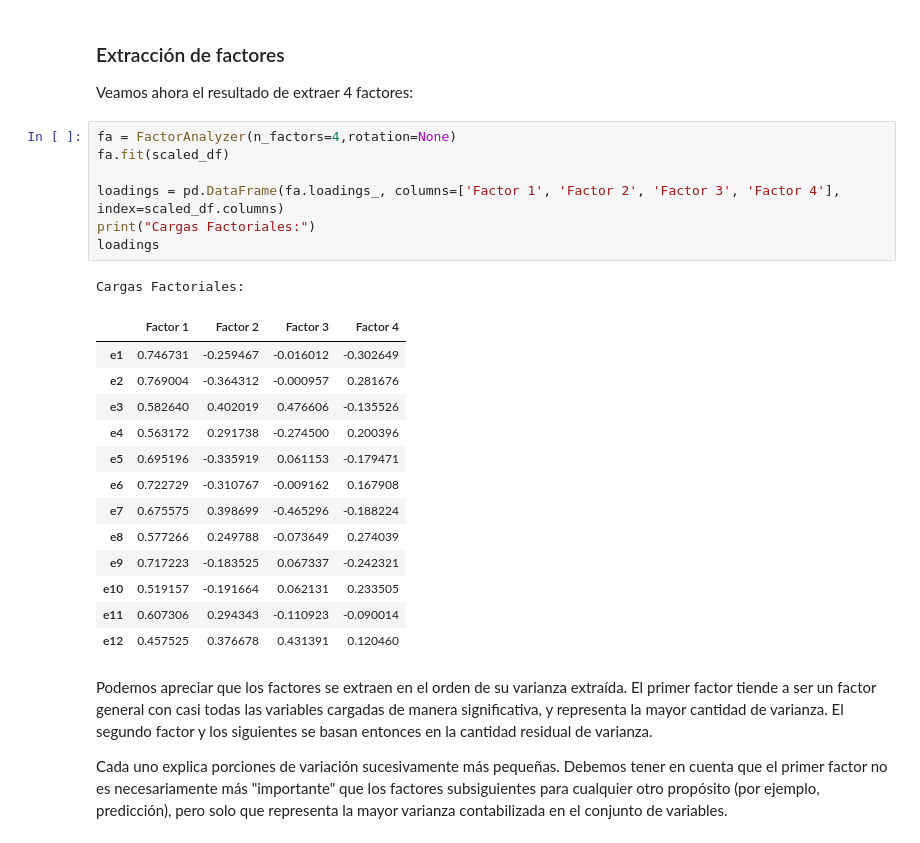
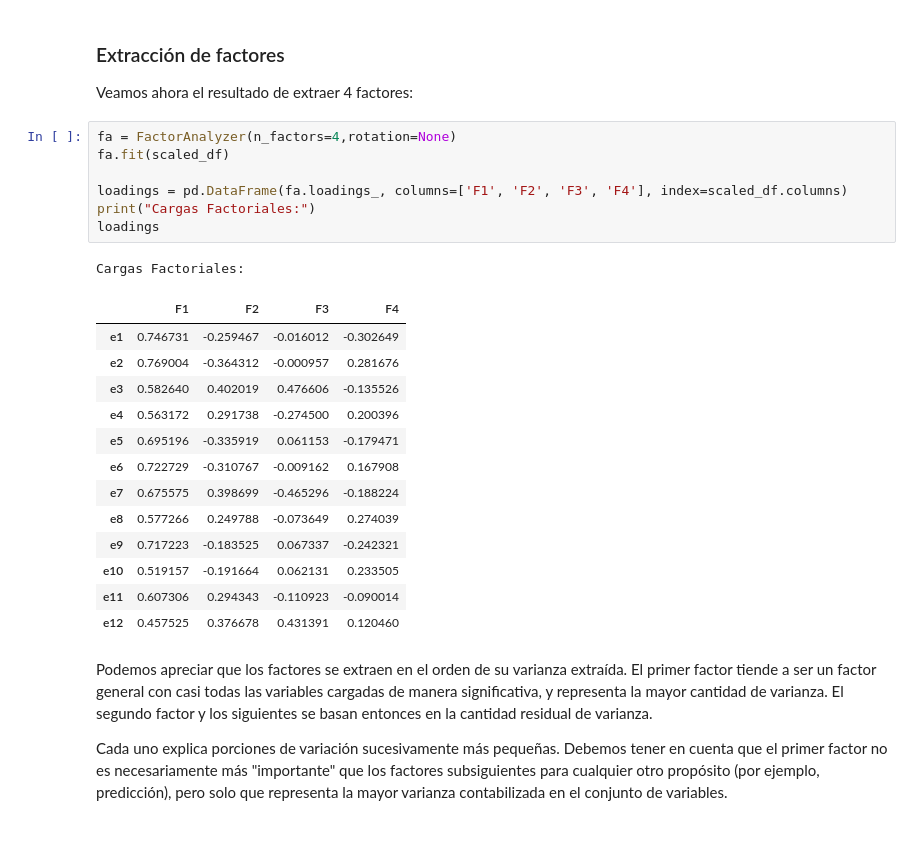
Before and after one commit to renatoparedes/EstadisticaYPsicologiaMatematica, a Jupyter notebook: AFE/AnalisisFactorialExploratorio.ipynb, the cells around one changed output. Drawn from its saved outputs; the diff is of its cells as text.

```diff
--- a/AFE/AnalisisFactorialExploratorio.ipynb
+++ b/AFE/AnalisisFactorialExploratorio.ipynb
@@ -288,13 +288,13 @@ Veamos ahora el resultado de extraer 4 factores:
 # %%
 fa = FactorAnalyzer(n_factors=4,rotation=None)
 fa.fit(scaled_df)
 
-loadings = pd.DataFrame(fa.loadings_, columns=['Factor 1', 'Factor 2', 'Factor 3', 'Factor 4'], index=scaled_df.columns)
+loadings = pd.DataFrame(fa.loadings_, columns=['F1', 'F2', 'F3', 'F4'], index=scaled_df.columns)
 print("Cargas Factoriales:")
 loadings
 # %% [output]
 Cargas Factoriales:
-|  | Factor 1 | Factor 2 | Factor 3 | Factor 4 |
+|  | F1 | F2 | F3 | F4 |
 | e1 | 0.746731 | -0.259467 | -0.016012 | -0.302649 |
 | e2 | 0.769004 | -0.364312 | -0.000957 | 0.281676 |
 | e3 | 0.582640 | 0.402019 | 0.476606 | -0.135526 |
```
Also changed, not shown: parts of 40 cells of this notebook.
